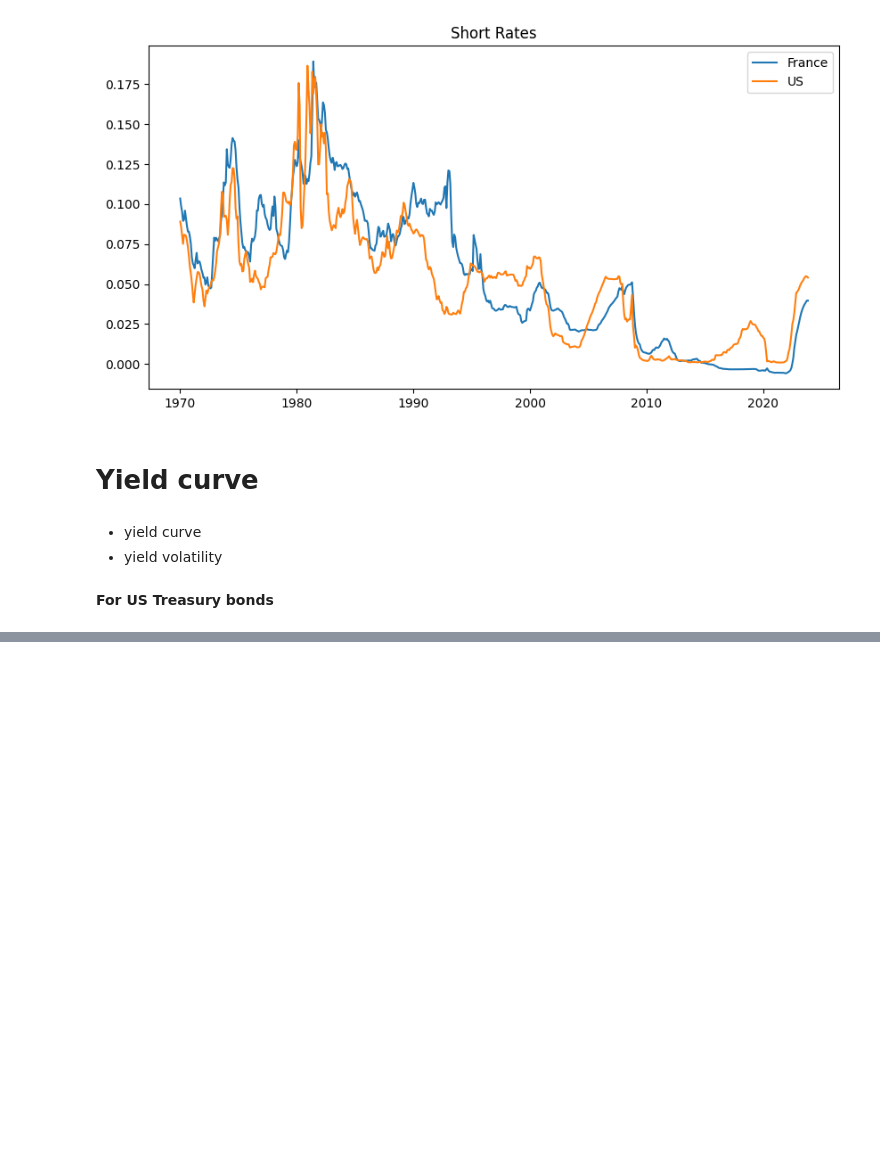
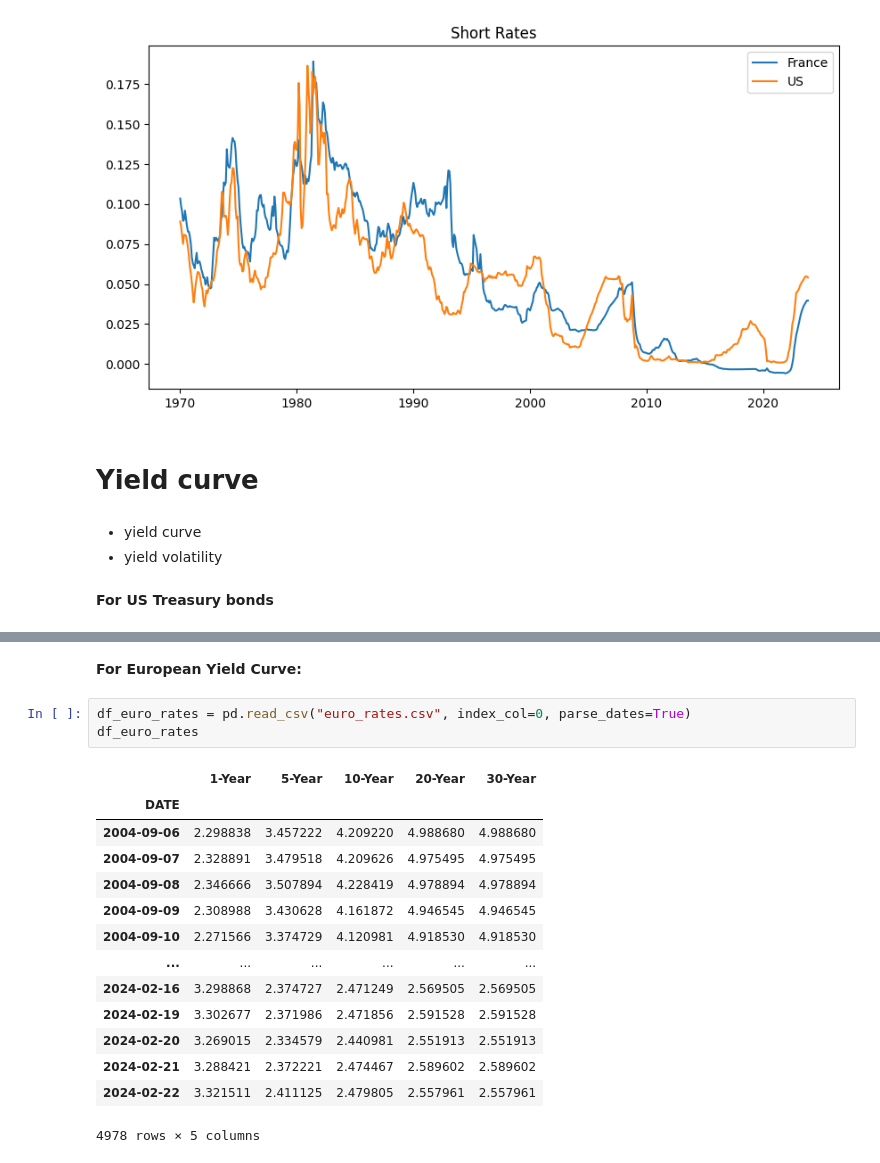
Before and after one commit to MathQuantLab/interest-rates-modelling, a Jupyter notebook: Data/Data.ipynb, the cells around one changed output, grey strips where cells are left out. Drawn from its saved outputs; the diff is of its cells as text; blank space fills up the shorter version.

```diff
--- a/Data/Data.ipynb
+++ b/Data/Data.ipynb
@@ -81,3 +82,23 @@ plt.title("US Treasury Rates")
 plt.show()
 # %% [output]
 [figure]
+# %% [markdown]
+**For European Yield Curve:**
+# %%
+df_euro_rates = pd.read_csv("euro_rates.csv", index_col=0, parse_dates=True)
+df_euro_rates
+# %% [output]
+|  | 1-Year | 5-Year | 10-Year | 20-Year | 30-Year |
+| DATE |  |  |  |  |  |
+| 2004-09-06 | 2.298838 | 3.457222 | 4.209220 | 4.988680 | 4.988680 |
+| 2004-09-07 | 2.328891 | 3.479518 | 4.209626 | 4.975495 | 4.975495 |
+| 2004-09-08 | 2.346666 | 3.507894 | 4.228419 | 4.978894 | 4.978894 |
+| 2004-09-09 | 2.308988 | 3.430628 | 4.161872 | 4.946545 | 4.946545 |
+| 2004-09-10 | 2.271566 | 3.374729 | 4.120981 | 4.918530 | 4.918530 |
+| ... | ... | ... | ... | ... | ... |
+| 2024-02-16 | 3.298868 | 2.374727 | 2.471249 | 2.569505 | 2.569505 |
+| 2024-02-19 | 3.302677 | 2.371986 | 2.471856 | 2.591528 | 2.591528 |
+| 2024-02-20 | 3.269015 | 2.334579 | 2.440981 | 2.551913 | 2.551913 |
+| 2024-02-21 | 3.288421 | 2.372221 | 2.474467 | 2.589602 | 2.589602 |
+| 2024-02-22 | 3.321511 | 2.411125 | 2.479805 | 2.557961 | 2.557961 |
+4978 rows × 5 columns
```
Also changed, not shown: parts of 5 cells of this notebook.
